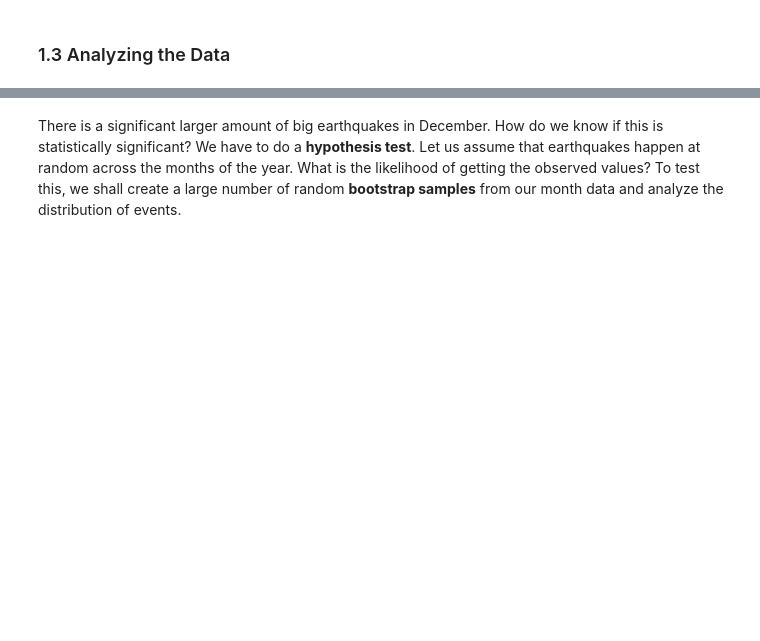
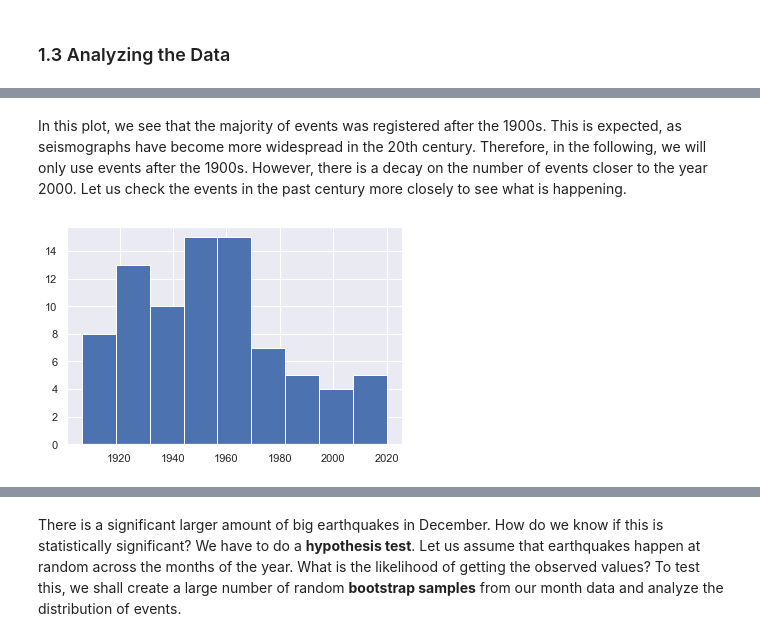
Before and after one commit to fabiomnsantos/chile-earthquakes, a Jupyter notebook: chile-earthquakes-analysis.ipynb, the cells around one changed output, grey strips where cells are left out. Saved outputs shown, nothing was run; the diff lists cells and outputs as text; code cells hidden in the pictures; blank space fills up the shorter version.

```diff
--- a/chile-earthquakes-analysis.ipynb
+++ b/chile-earthquakes-analysis.ipynb
@@ -163,0 +172,9 @@ Let us first check the distribution of major earthquakes per month.
+# %% [markdown]
+In this plot, we see that the majority of events was registered after the 1900s. This is expected, as seismographs have become more widespread in the 20th century. Therefore, in the following, we will only use events after the 1900s. However, there is a decay on the number of events closer to the year 2000. Let us check the events in the past century more closely to see what is happening.
+# %%
+df1900 = df[df['year'] >= 1900]
+nbins = int(np.sqrt(len(df1900)))
+df1900['year'].hist(bins=nbins)
+plt.show()
+# %% [output]
+[figure, added]
```
Also changed, not shown: parts of 14 cells of this notebook.
